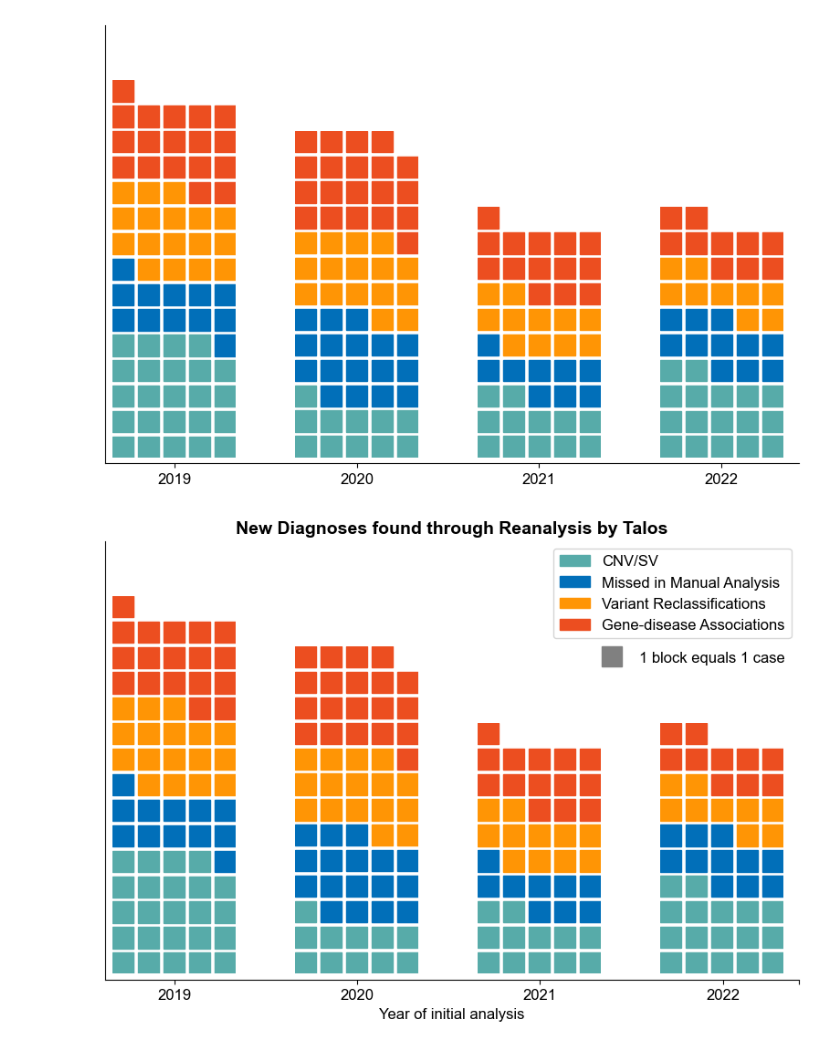
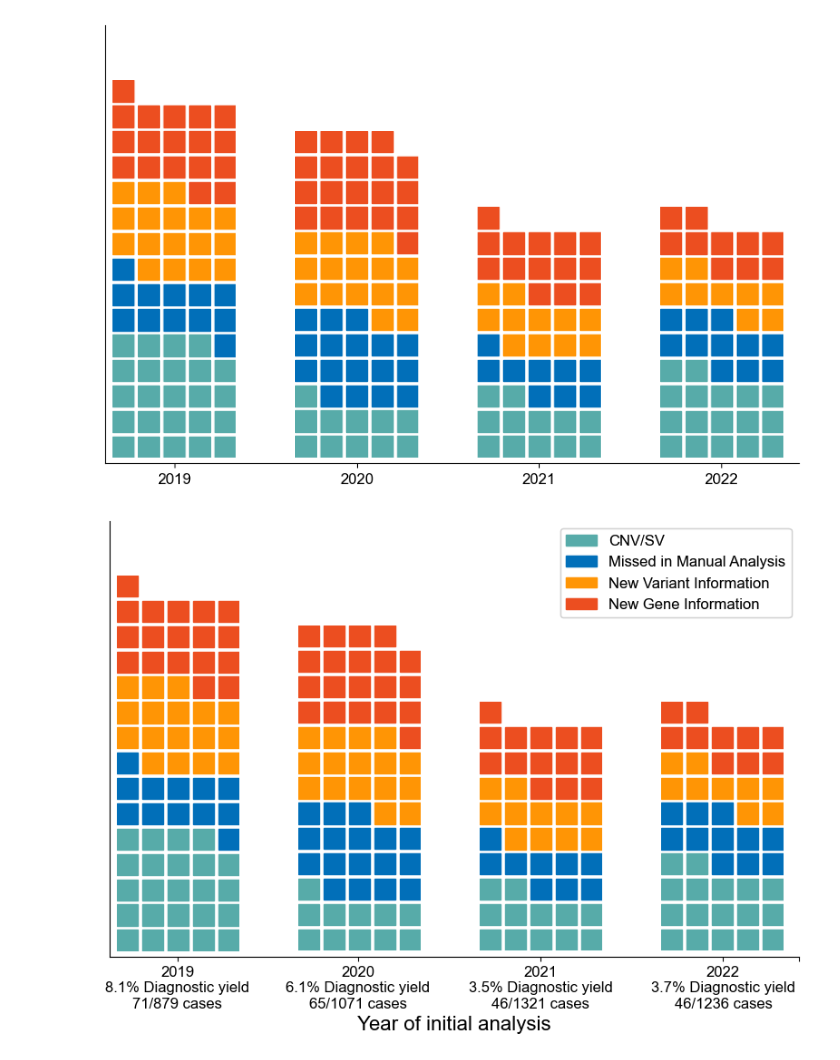
Before and after one commit to populationgenomics/talos_manuscript, a Jupyter notebook: Analyses/Jupyter_notebooks/Figure5_year_cohort.ipynb, the cells around one changed output. Drawn from its saved outputs; the diff is of its cells as text; code cells hidden in the pictures.

Commit message:
Figure 5 year cohort chart

```diff
--- a/Analyses/Jupyter_notebooks/Figure5_year_cohort.ipynb
+++ b/Analyses/Jupyter_notebooks/Figure5_year_cohort.ipynb
@@ -804,7 +804,7 @@ data = pd.read_csv('../../Data/Fig5/Talos_solves_VCGS-prospective-by-year.csv',
 data_combined = data.groupby(level=[0, 1]).sum()
 
 # Custom sort order for the index
-custom_sort = {'Gene-disease Associations': 4, 'Variant Reclassifications': 3, 'Missed in Manual Analysis': 2, 'CNV/SV': 1}
+custom_sort = {'New Gene Information': 4, 'New Variant Information': 3, 'Missed in Manual Analysis': 2, 'CNV/SV': 1}
 
 # Sort the DataFrame by the custom sort order
 data_sorted = data_combined.sort_index(key=lambda x: x.map(custom_sort))
@@ -851,38 +851,39 @@ for i,ax in enumerate(axs):
         columns=5,
         values=values,
         vertical=True,
         colors=colors_list_reversed_flat,
         rounding_rule='ceil',
         figsize=(5, 5)
     )
 
 ax1 = fig.add_axes([-0.01, 0.13, 0.95, 0.8])
 ax1.patch.set_alpha(0)
 ax1.spines['top'].set_visible(False)
 ax1.spines['right'].set_visible(False)
 ax1.yaxis.set_visible(False)
 
 # Create legend for colors
 patches = []
 for x in range(len((data_sorted.index.get_level_values(0)).unique())):
     labels = list((data_sorted.index.get_level_values(0)).unique())
     patches.append(mpatches.Patch(color=colors_list_short[x], label=labels[x]))
 plt.legend(handles=patches, bbox_to_anchor=(3,2), loc="lower left")
 
 legend1 = plt.legend(handles=patches, loc="upper right", fontsize=12)
 fig.add_artist(legend1)
 
-# Create an additional legend explaining 1 block = 1 case
-b2=ax1.plot([], marker="s", markersize=16, linestyle="", color="gray",  label="1 block equals 1 case")
-ax1.legend(handles=b2, frameon=False, fontsize=12, loc="upper right", bbox_to_anchor=(1, 0.78))
+# # Create an additional legend explaining 1 block = 1 case
+# b2=ax1.plot([], marker="s", markersize=16, linestyle="", color="gray",  label="1 block equals 1 case")
+# ax1.legend(handles=b2, frameon=False, fontsize=12, loc="upper right", bbox_to_anchor=(1, 0.78))
 
 # Set custom x-axis ticks and labels
-ax1.set_xticks([0.05, 0.328, 0.606, 0.885, 1])
-ax1.set_xticklabels(['2019', '2020', '2021', '2022', ''], fontsize=12)
-ax1.set_xlabel('Year of initial analysis', fontsize=12)
-ax1.set_title('New Diagnoses found through Reanalysis by Talos', fontsize=14, fontweight='bold')
+ax1.set_xticks([0.098, 0.36, 0.625, 0.89, 1])
+ax1.set_xticklabels(['2019\n8.1% Diagnostic yield\n71/879 cases', '2020\n6.1% Diagnostic yield\n65/1071 cases',
+                      '2021\n3.5% Diagnostic yield\n46/1321 cases', '2022\n3.7% Diagnostic yield\n46/1236 cases', ''], fontsize=12)
+ax1.set_xlabel('Year of initial analysis', fontsize=16)
+ax1.set_ylabel('Count', fontsize=14)
 
 fig.savefig('../../Figures/Fig5/Fig5_year_cohort_Bar.png', bbox_inches='tight')
 plt.show()
 # %% [output]
-[figure, old version]
+[figure, new version]
```
Also changed, not shown: 2 other files.
